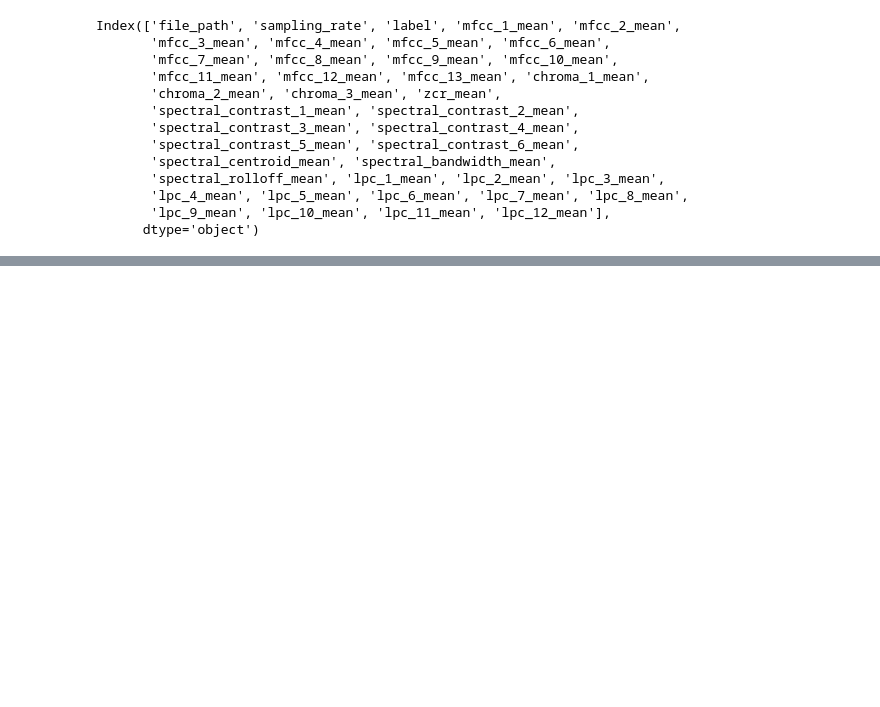
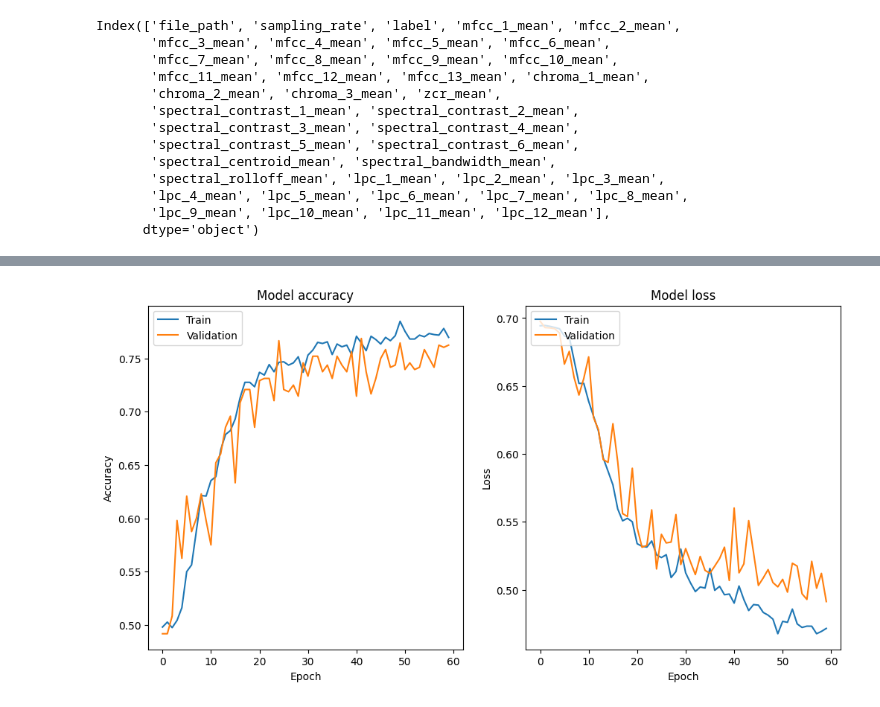
Before and after one commit to ronanhansel/deepfake-audio-detector, a Jupyter notebook: EDA.ipynb, the cells around one changed output, grey strips where cells are left out. Cells and saved outputs as stored; diff of their text form; code cells hidden in the pictures; blank space fills up the shorter version.

```diff
--- a/EDA.ipynb
+++ b/EDA.ipynb
@@ -160,0 +105,3 @@ Test Accuracy: 0.6583333611488342
+# %%
+features.iloc[:, :] = MinMaxScaler().fit_transform(features)
+new_X = prepare_data(features, window_size = 5)
@@ -160,0 +113,3 @@ Test Accuracy: 0.6583333611488342
+# %%
+X_train, X_test, y_train, y_test = train_test_split(new_X, labels.values, test_size=0.2, shuffle = True, stratify = labels.values, random_state=42)
+X_train, X_val, y_train, y_val = train_test_split(X_train, y_train, test_size=0.2, shuffle = True, stratify = y_train, random_state=42)
@@ -160,0 +151,6 @@ Test Accuracy: 0.6583333611488342
+# %%
+callback = [
+    ModelCheckpoint(filepath='model.keras'),
+]
+# %%
+history = model.fit(X_train, y_train, batch_size=32, epochs=60, validation_data = (X_val, y_val), callbacks = callback)
@@ -160,0 +175,29 @@ Test Accuracy: 0.6583333611488342
+# %%
+
+# Plot training & validation accuracy values
+plt.figure(figsize=(12, 6))
+plt.subplot(1, 2, 1)
+plt.plot(model.history.history['accuracy'])
+plt.plot(model.history.history['val_accuracy'])
+plt.title('Model accuracy')
+plt.ylabel('Accuracy')
+plt.xlabel('Epoch')
+plt.legend(['Train', 'Validation'], loc='upper left')
+
+# Plot training & validation loss values
+plt.subplot(1, 2, 2)
+plt.plot(model.history.history['loss'])
+plt.plot(model.history.history['val_loss'])
+plt.title('Model loss')
+plt.ylabel('Loss')
+plt.xlabel('Epoch')
+plt.legend(['Train', 'Validation'], loc='upper left')
+
+plt.show()
+
+# 5. Evaluate model
+loss, accuracy = model.evaluate(X_test, y_test)
+print("Test Loss:", loss)
+print("Test Accuracy:", accuracy)
+# %% [output]
+[figure, added]
```
Also changed, not shown: parts of 12 cells of this notebook, 2 other files.
